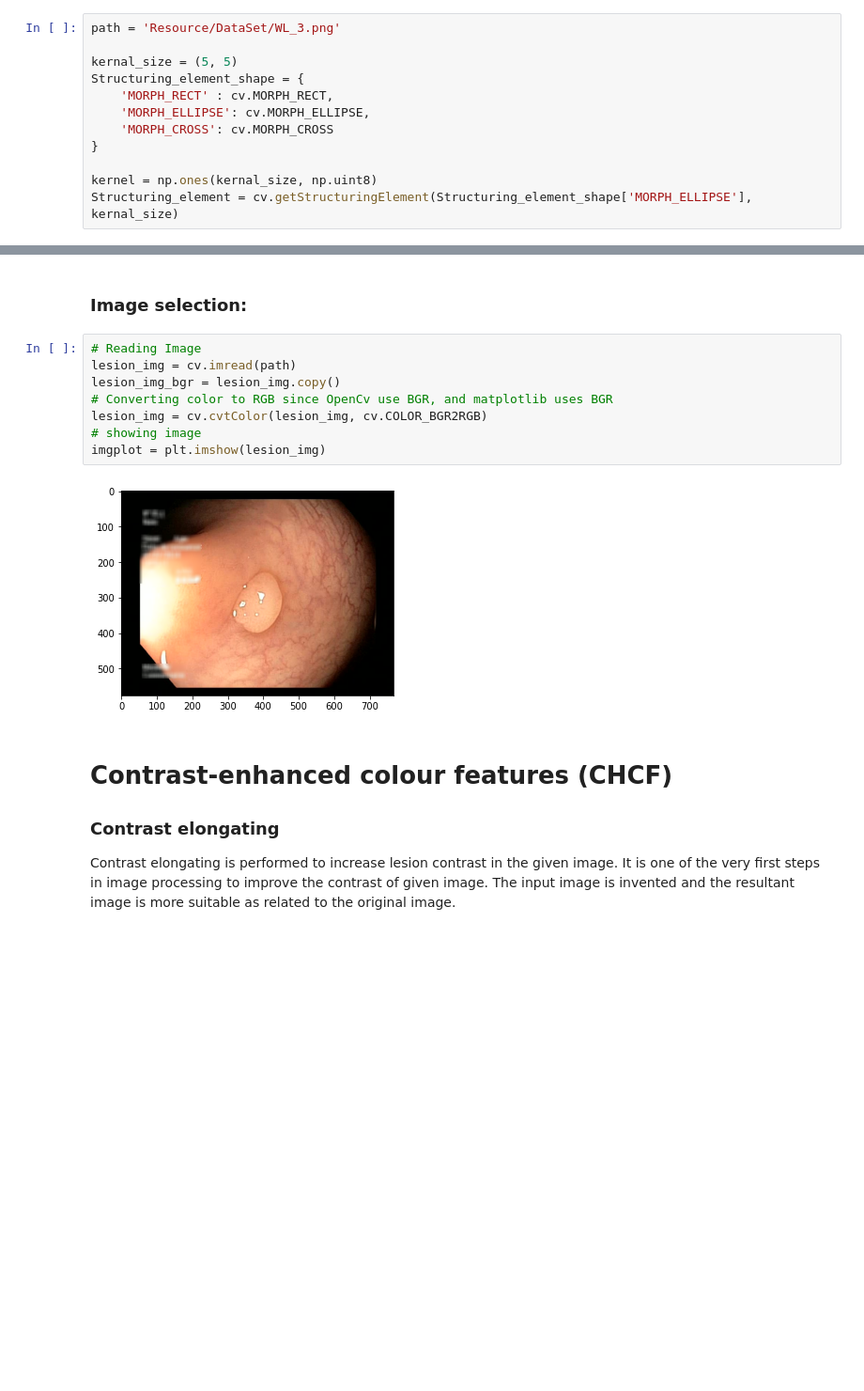
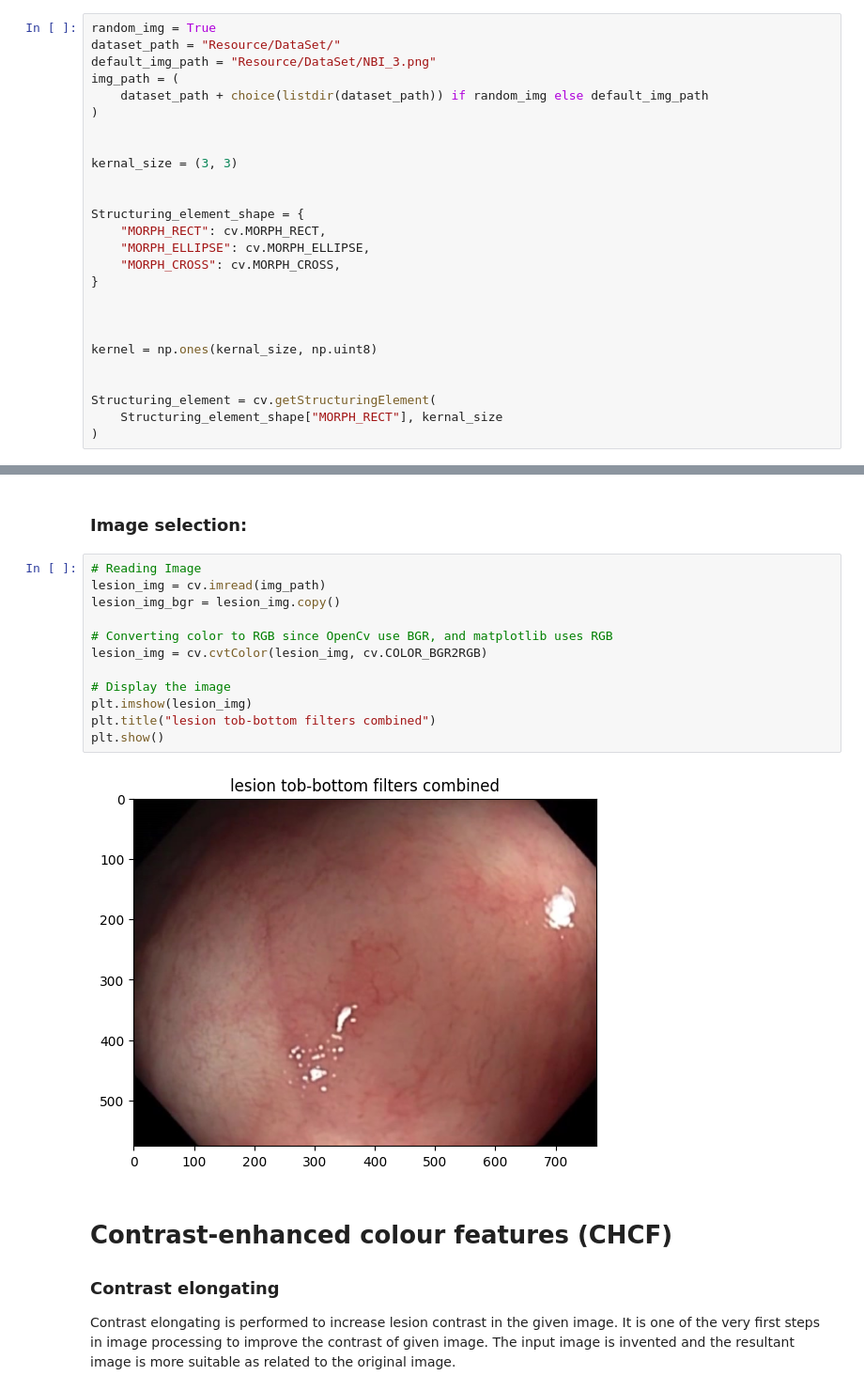
Before and after one commit to MuhammedMiiRanna/Deep-CNN-and-geometric-features-based-diseases-detection-and-classification, a Jupyter notebook: main.ipynb, the cells around one changed output, grey strips where cells are left out. Shown at 94% size. Drawn from its saved outputs; the diff is of its cells as text; blank space fills up the shorter version.

Commit message:
Update main.ipynb
up to 3D median filter

```diff
--- a/main.ipynb
+++ b/main.ipynb
@@ -25,14 +29,28 @@ import matplotlib.pyplot as plt
 # %% [markdown]
 ### Settings:
 # %%
-path = 'Resource/DataSet/WL_3.png'
+random_img = True
+dataset_path = "Resource/DataSet/"
+default_img_path = "Resource/DataSet/NBI_3.png"
+img_path = (
+    dataset_path + choice(listdir(dataset_path)) if random_img else default_img_path
+)
 
-kernal_size = (5, 5)
+
+kernal_size = (3, 3)
+
+
 Structuring_element_shape = {
-    'MORPH_RECT' : cv.MORPH_RECT,
-    'MORPH_ELLIPSE': cv.MORPH_ELLIPSE,
-    'MORPH_CROSS': cv.MORPH_CROSS
+    "MORPH_RECT": cv.MORPH_RECT,
+    "MORPH_ELLIPSE": cv.MORPH_ELLIPSE,
+    "MORPH_CROSS": cv.MORPH_CROSS,
 }
 
+
+
 kernel = np.ones(kernal_size, np.uint8)
-Structuring_element = cv.getStructuringElement(Structuring_element_shape['MORPH_ELLIPSE'], kernal_size)
+
+
+Structuring_element = cv.getStructuringElement(
+    Structuring_element_shape["MORPH_RECT"], kernal_size
+)
@@ -64,14 +86,18 @@ Structuring_element = cv.getStructuringElement(Structuring_element_shape['MORPH_
 ### Image selection:
 # %%
 # Reading Image
-lesion_img = cv.imread(path)
+lesion_img = cv.imread(img_path)
 lesion_img_bgr = lesion_img.copy()
-# Converting color to RGB since OpenCv use BGR, and matplotlib uses BGR
+
+# Converting color to RGB since OpenCv use BGR, and matplotlib uses RGB
 lesion_img = cv.cvtColor(lesion_img, cv.COLOR_BGR2RGB)
-# showing image
-imgplot = plt.imshow(lesion_img)
+
+# Display the image
+plt.imshow(lesion_img)
+plt.title("lesion tob-bottom filters combined")
+plt.show()
 # %% [output]
-[figure, old version]
+[figure, new version]
 # %% [markdown]
 # Contrast-enhanced colour features (CHCF)
 
```
Also changed, not shown: parts of 5 cells of this notebook.
